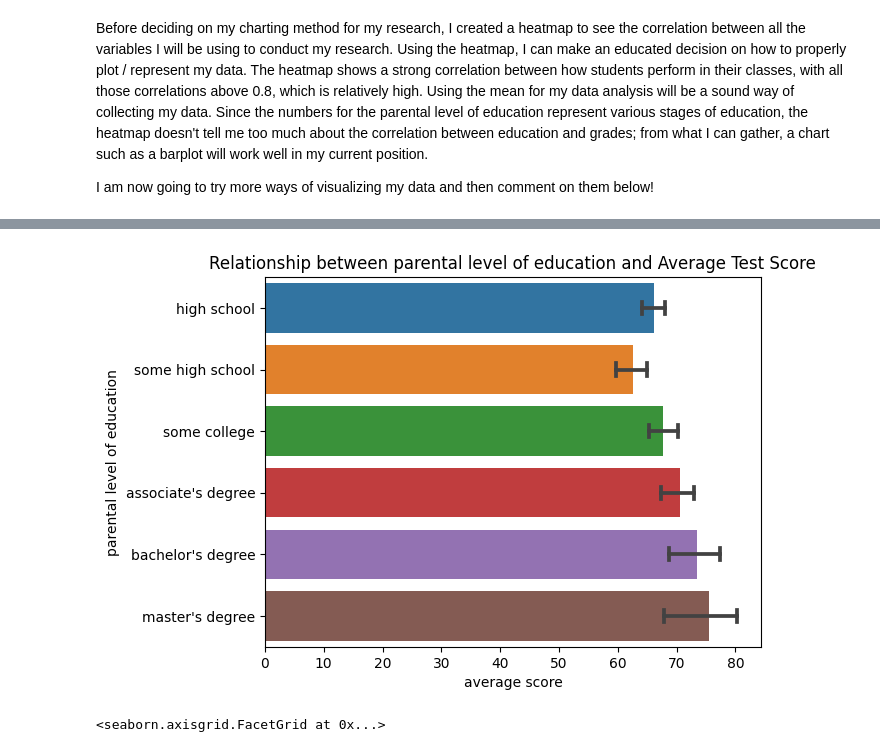
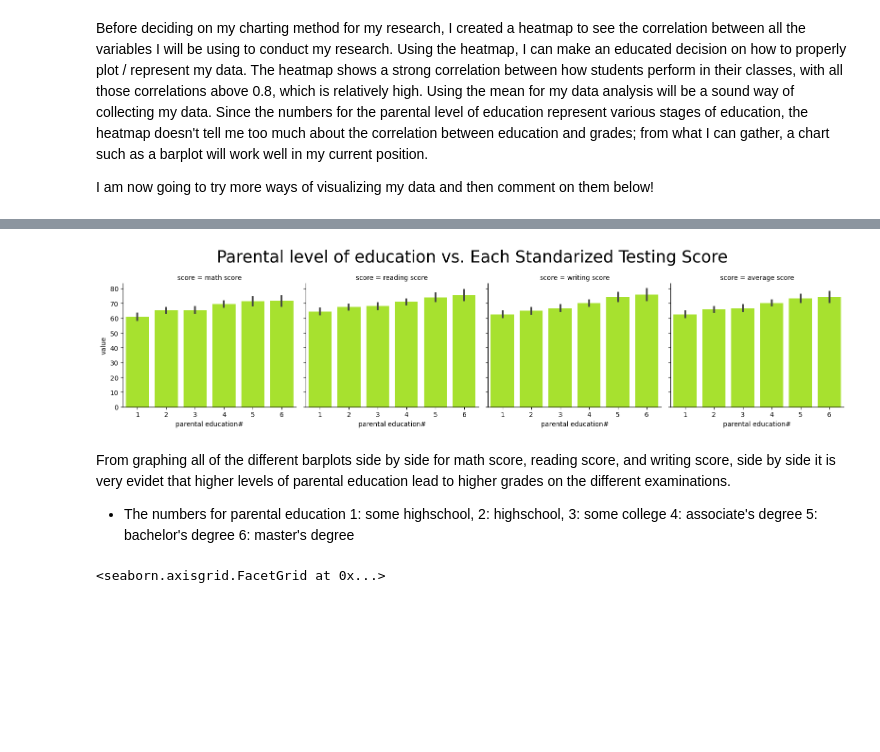
Before and after one commit to ubco-W2022T1-cosc301/project-group01, a Jupyter notebook: notebooks/analysis1.ipynb, the cells around one changed output, grey strips where cells are left out. Drawn from its saved outputs; the diff is of its cells as text; code cells hidden in the pictures; blank space fills up the shorter version.

```diff
--- a/notebooks/analysis1.ipynb
+++ b/notebooks/analysis1.ipynb
@@ -127,7 +127,16 @@ barplotWriting = sns.barplot(y="parental level of education", x="writing score",
-# %%
-barplotAverage = sns.barplot(y="parental level of education", x="average score", data=df, estimator=np.median, capsize=.2).set(title="Relationship between parental level of education and Average Test Score")
-# %% [output]
-[figure, removed]
+# %%
+df2 = df.drop(columns = ['parental level of education'])
+df2 = pd.melt(df2, id_vars="parental education#", var_name="score")
+merge = sns.FacetGrid(df2, col="score",height=4,aspect=1)
+merge.map(sns.barplot,"parental education#","value", order=[1,2,3,4,5,6], color="#B2FF11")
+merge.fig.suptitle("Parental level of education vs. Each Standarized Testing Score",fontsize=25)
+merge.fig.subplots_adjust(top=0.8)
+# %% [output]
+[figure, added]
+# %% [markdown]
+From graphing all of the different barplots side by side for math score, reading score, and writing score, side by side it is very evidet that higher levels of parental education lead to higher grades on the different examinations.
+
+- The numbers for parental education 1: some highschool, 2: highschool, 3: some college 4: associate's degree 5: bachelor's degree 6: master's degree
 # %%
 sns.displot(df, x="average score", hue="parental level of education", kind="kde", fill=True).set(title="Relationship between parental level of education and Average Test Score")
 # %% [output]
```
Also changed, not shown: parts of 8 cells of this notebook.
